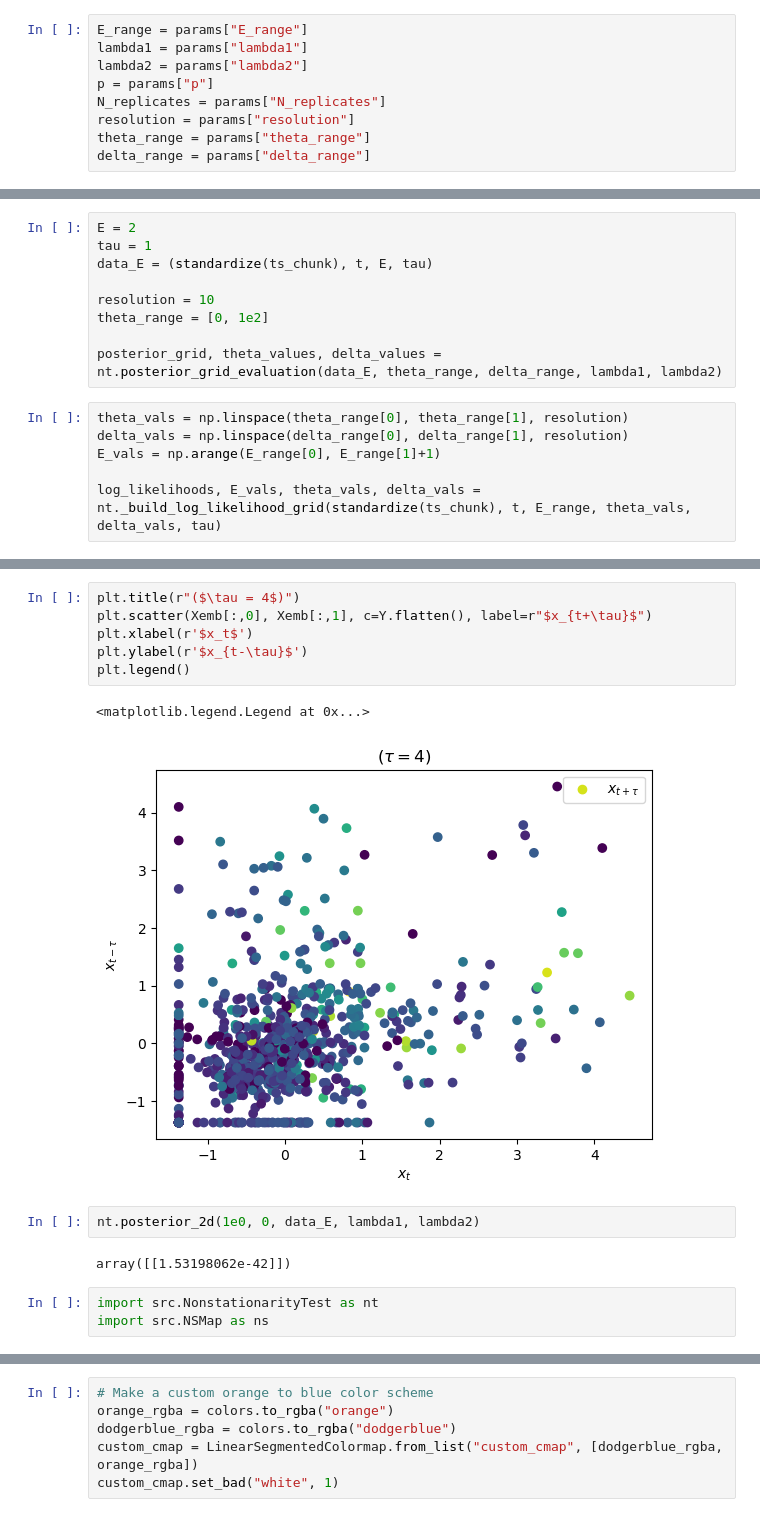
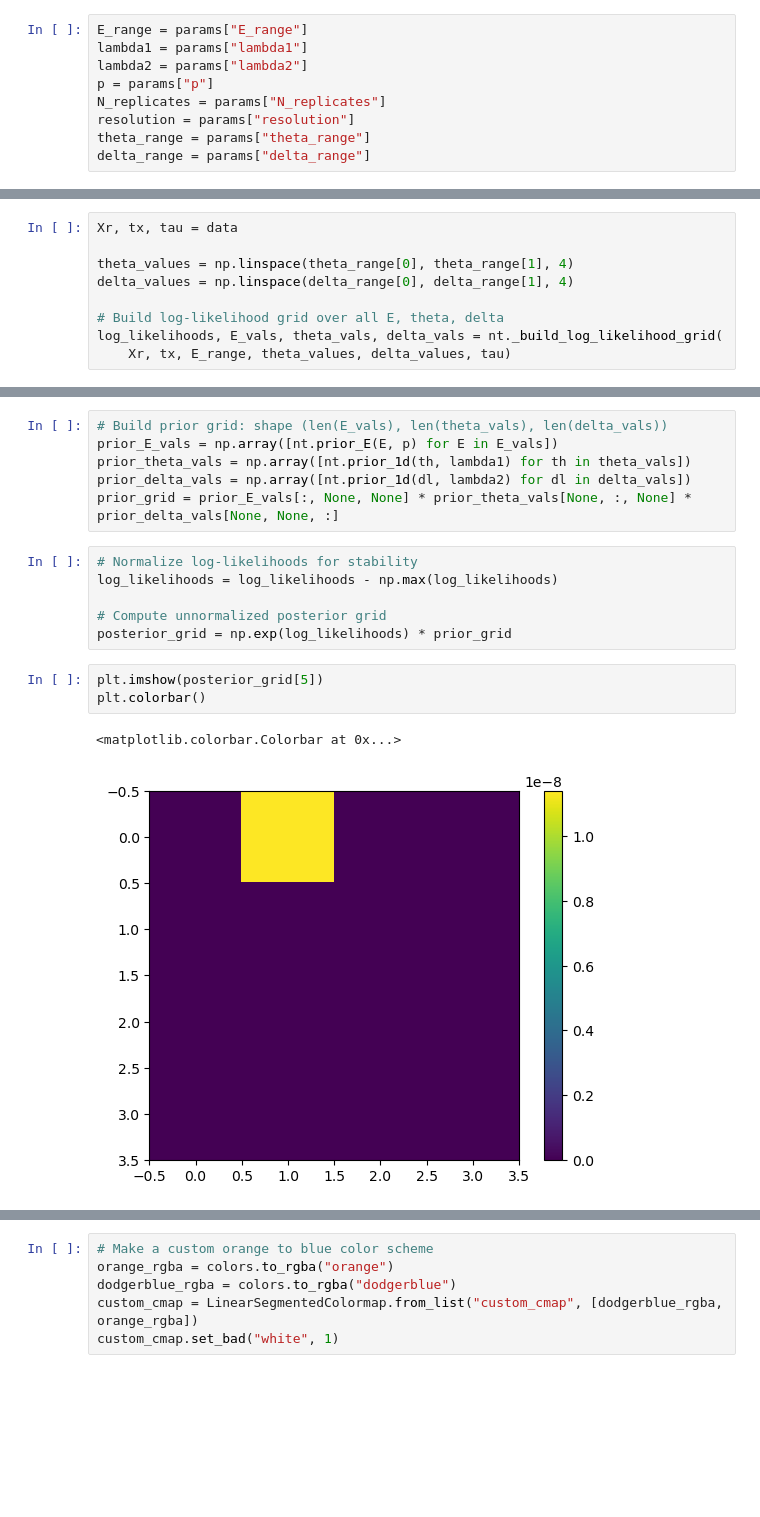
Before and after one commit to kenflat2/NS-Map, a Jupyter notebook: experiments/baltic_sea_mesocosm/Baltic Sea Mesocosm NSMap Analysis.ipynb, the cells around one changed output, grey strips where cells are left out. Cells and saved outputs as stored; diff of their text form; blank space fills up the shorter version.

```diff
--- a/experiments/baltic_sea_mesocosm/Baltic Sea Mesocosm NSMap Analysis.ipynb
+++ b/experiments/baltic_sea_mesocosm/Baltic Sea Mesocosm NSMap Analysis.ipynb
@@ -171,15 +196,9 @@ evidence = 416.3634072760186
-# %%
-E = 2
-tau = 1
-data_E = (standardize(ts_chunk), t, E, tau)
-
-resolution = 10
-theta_range = [0, 1e2]
-
-posterior_grid, theta_values, delta_values = nt.posterior_grid_evaluation(data_E, theta_range, delta_range, lambda1, lambda2)
 # %%
-theta_vals = np.linspace(theta_range[0], theta_range[1], resolution)
-delta_vals = np.linspace(delta_range[0], delta_range[1], resolution)
-E_vals = np.arange(E_range[0], E_range[1]+1)
+Xr, tx, tau = data
 
-log_likelihoods, E_vals, theta_vals, delta_vals = nt._build_log_likelihood_grid(standardize(ts_chunk), t, E_range, theta_vals, delta_vals, tau)
+theta_values = np.linspace(theta_range[0], theta_range[1], 4)
+delta_values = np.linspace(delta_range[0], delta_range[1], 4)
+
+# Build log-likelihood grid over all E, theta, delta
+log_likelihoods, E_vals, theta_vals, delta_vals = nt._build_log_likelihood_grid(
+    Xr, tx, E_range, theta_values, delta_values, tau)
@@ -211,19 +205,21 @@ Xemb, Y, tx = ns.delayEmbed(Xr, E, tau, t=t)
-# %%
-plt.title(r"($\tau = 4$)")
-plt.scatter(Xemb[:,0], Xemb[:,1], c=Y.flatten(), label=r"$x_{t+\tau}$")
-plt.xlabel(r'$x_t$')
-plt.ylabel(r'$x_{t-\tau}$')
-plt.legend()
-# %% [output]
-<matplotlib.legend.Legend at 0x...>
-[figure, removed]
-# %%
-nt.posterior_2d(1e0, 0, data_E, lambda1, lambda2)
-# %% [output]
-array([[1.53198062e-42]])
-# %%
-import src.NonstationarityTest as nt
-import src.NSMap as ns
+# %%
+# Build prior grid: shape (len(E_vals), len(theta_vals), len(delta_vals))
+prior_E_vals = np.array([nt.prior_E(E, p) for E in E_vals])
+prior_theta_vals = np.array([nt.prior_1d(th, lambda1) for th in theta_vals])
+prior_delta_vals = np.array([nt.prior_1d(dl, lambda2) for dl in delta_vals])
+prior_grid = prior_E_vals[:, None, None] * prior_theta_vals[None, :, None] * prior_delta_vals[None, None, :]
+# %%
+# Normalize log-likelihoods for stability
+log_likelihoods = log_likelihoods - np.max(log_likelihoods)
+
+# Compute unnormalized posterior grid
+posterior_grid = np.exp(log_likelihoods) * prior_grid
+# %%
+plt.imshow(posterior_grid[5])
+plt.colorbar()
+# %% [output]
+<matplotlib.colorbar.Colorbar at 0x...>
+[figure, added]
 # %%
 # Convert the delta values for each subseries into a square matrix
 # which is plotted using matplotlib's imshow.
```
Also changed, not shown: parts of 14 cells of this notebook, 42 other files.
